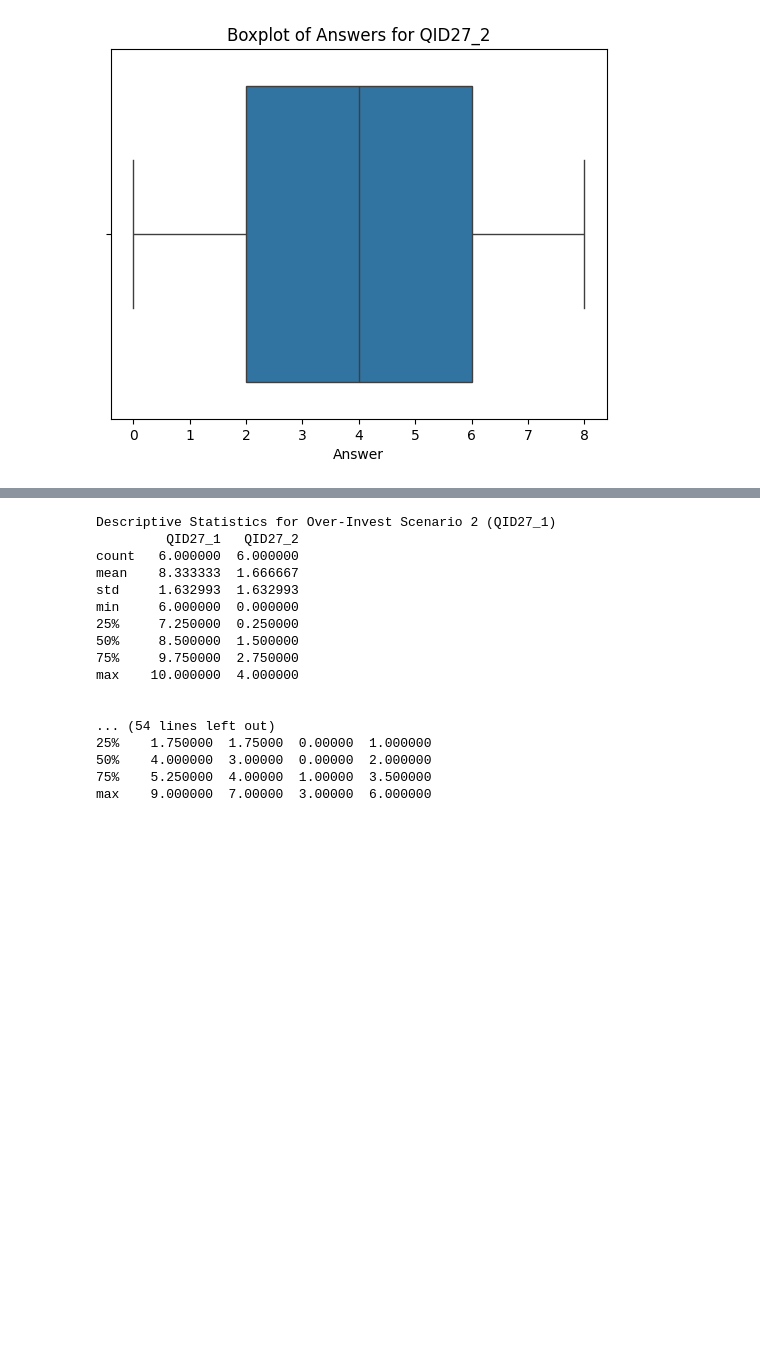
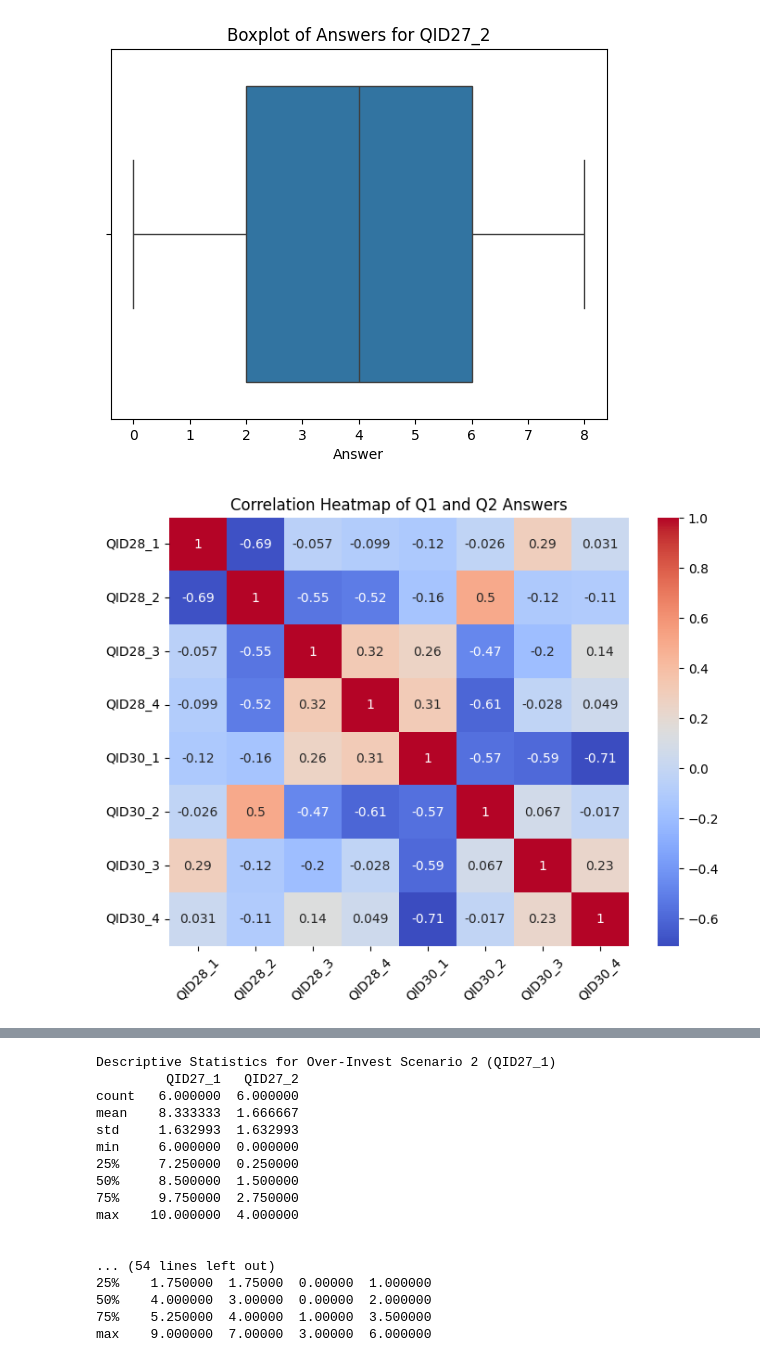
Before and after one commit to RamanEbrahimi/Research, a Jupyter notebook: Explainable AI/Survey/Survey Code.ipynb, the cells around one changed output, grey strips where cells are left out. Cells and saved outputs as stored; diff of their text form; code cells hidden in the pictures; blank space fills up the shorter version.

```diff
--- a/Explainable AI/Survey/Survey Code.ipynb
+++ b/Explainable AI/Survey/Survey Code.ipynb
@@ -67,12 +81,20 @@ for col in q_columns:
 # %%
 # Correlation heatmap for Q1 and Q2 questions combined
 import seaborn as sns
-corr_1 = df_filtered[q1_columns + q2_columns].corr()
-# corr_2 = df_filtered[q3_columns + q4_columns].corr()
+# Concatenate the two DataFrames along the column axis
+# combined_df = pd.concat([df_1[q1_columns], df_2[q2_columns]], axis=1)
+combined_df = pd.concat([df_3[q3_columns], df_4[q4_columns]], axis=1)
+
+# Calculate the correlation of the concatenated DataFrame
+corr = combined_df.corr()
+
+# Plot the heatmap
 plt.figure(figsize=(8,6))
-sns.heatmap(corr_1, annot=True, cmap='coolwarm')
+sns.heatmap(corr, annot=True, cmap='coolwarm')
 plt.title('Correlation Heatmap of Q1 and Q2 Answers')
 plt.xticks(rotation=45)
 plt.show()
+# %% [output]
+[figure, added]
 # %%
 # Boxplot of Q1_1 answers by gender (assuming Q15 is gender)
```
Also changed, not shown: parts of 7 cells of this notebook, 8 other files.
